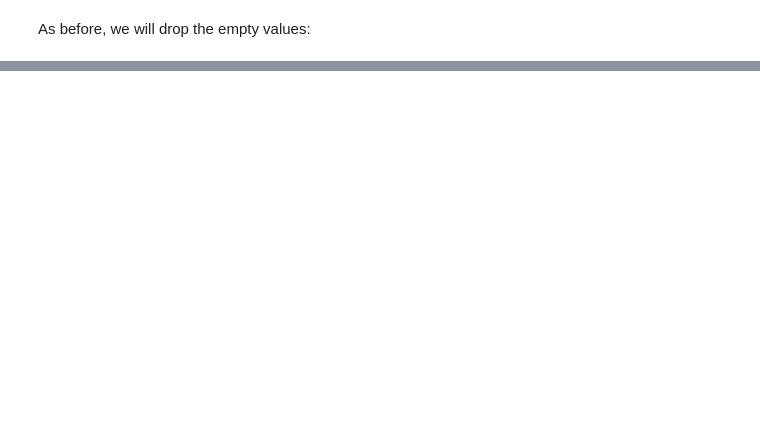
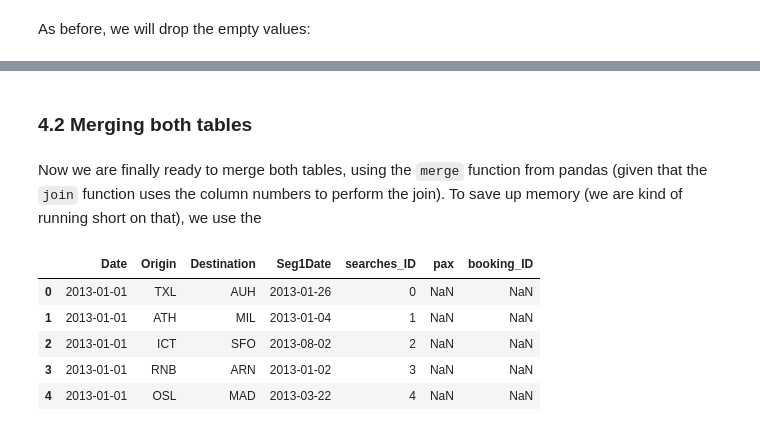
Before and after one commit to ibarrond/Amadeus, a Jupyter notebook: AmadeusChallenge.ipynb, the cells around one changed output, grey strips where cells are left out. Cells and saved outputs as stored; diff of their text form; code cells hidden in the pictures; blank space fills up the shorter version.

```diff
--- a/AmadeusChallenge.ipynb
+++ b/AmadeusChallenge.ipynb
@@ -371 +307,5 @@ searches['ID'] = searches['Date']+searches['Origin'].str.strip()+searches['Desti
+# %% [markdown]
+### 4.2 Merging both tables
+# %% [markdown]
+Now we are finally ready to merge both tables, using the `merge` function from pandas (given that the `join` function uses the column numbers to perform the join). To save up memory (we are kind of running short on that), we use the
 # %%
@@ -374,0 +313,9 @@ bookings.sort_values('ID', ascending=False, inplace=True)
+# %%
+merged.head()
+# %% [output]
+|  | Date | Origin | Destination | Seg1Date | searches_ID | pax | booking_ID |
+| 0 | 2013-01-01 | TXL | AUH | 2013-01-26 | 0 | NaN | NaN |
+| 1 | 2013-01-01 | ATH | MIL | 2013-01-04 | 1 | NaN | NaN |
+| 2 | 2013-01-01 | ICT | SFO | 2013-08-02 | 2 | NaN | NaN |
+| 3 | 2013-01-01 | RNB | ARN | 2013-01-02 | 3 | NaN | NaN |
+| 4 | 2013-01-01 | OSL | MAD | 2013-03-22 | 4 | NaN | NaN |
```
Also changed, not shown: parts of 38 cells of this notebook.
